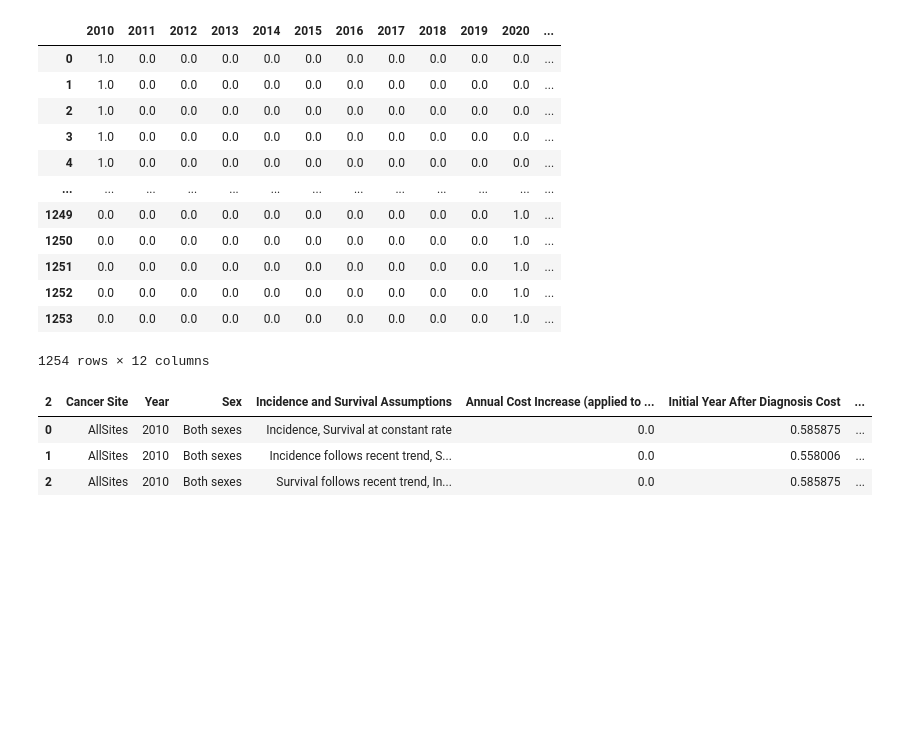
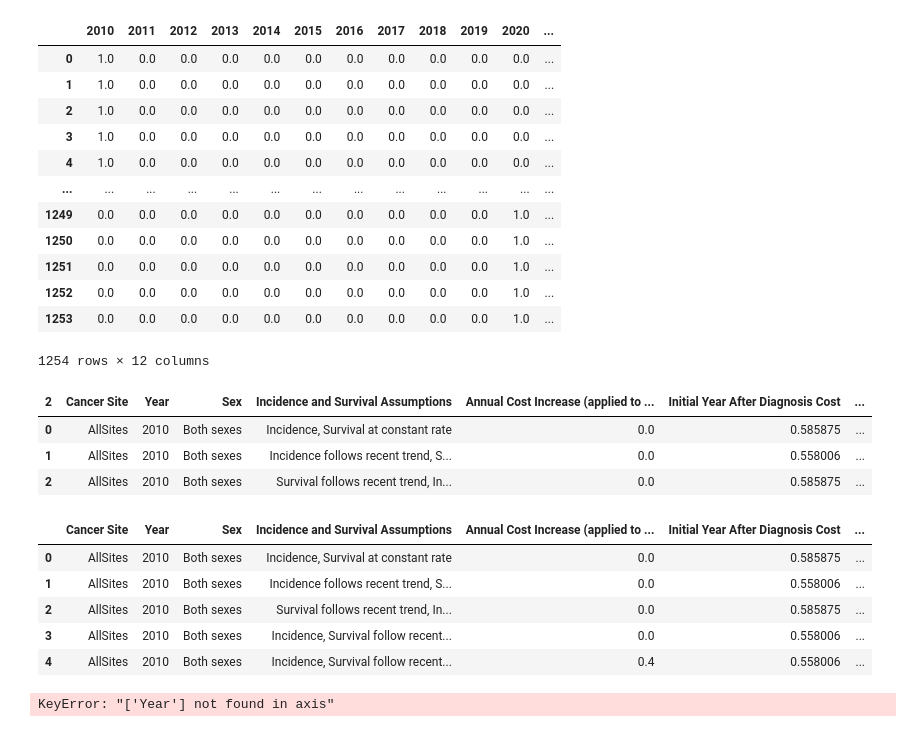
Before and after one commit to WickedoneC/Healthcare, a Jupyter notebook: Total_Insurance_Cost/Cleaning_EDA.ipynb, the cells around one changed output. Cells and saved outputs as stored; diff of their text form; code cells hidden in the pictures; blank space fills up the shorter version.

```diff
--- a/Total_Insurance_Cost/Cleaning_EDA.ipynb
+++ b/Total_Insurance_Cost/Cleaning_EDA.ipynb
@@ -732,3 +732,19 @@ data_cols.head(3)
 | 0 | AllSites | 2010 | Both sexes | Incidence, Survival at constant rate | 0.0 | 0.585875 | ... |
 | 1 | AllSites | 2010 | Both sexes | Incidence follows recent trend, S... | 0.0 | 0.558006 | ... |
 | 2 | AllSites | 2010 | Both sexes | Survival follows recent trend, In... | 0.0 | 0.585875 | ... |
+# %%
+# combining the dataframes
+data_frame = pd.concat([data_cols, dummies], axis=1)
+data_frame.head(5)
+# %% [output]
+|  | Cancer Site | Year | Sex | Incidence and Survival Assumptions | Annual Cost Increase (applied to ... | Initial Year After Diagnosis Cost | ... |
+| 0 | AllSites | 2010 | Both sexes | Incidence, Survival at constant rate | 0.0 | 0.585875 | ... |
+| 1 | AllSites | 2010 | Both sexes | Incidence follows recent trend, S... | 0.0 | 0.558006 | ... |
+| 2 | AllSites | 2010 | Both sexes | Survival follows recent trend, In... | 0.0 | 0.585875 | ... |
+| 3 | AllSites | 2010 | Both sexes | Incidence, Survival follow recent... | 0.0 | 0.558006 | ... |
+| 4 | AllSites | 2010 | Both sexes | Incidence, Survival follow recent... | 0.4 | 0.558006 | ... |
+# %%
+# once the year column is ohe separately, need to drop the year column
+data_frame.drop(columns='Year', axis=1, inplace=True)
+# %% [output]
+KeyError: "['Year'] not found in axis"
```
Also changed, not shown: parts of 8 cells of this notebook.
